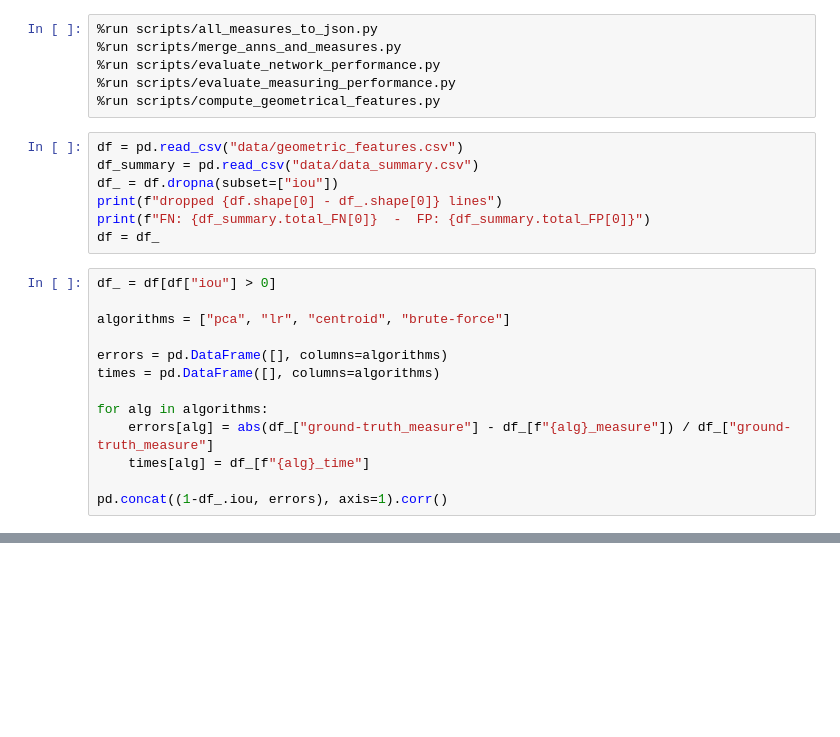
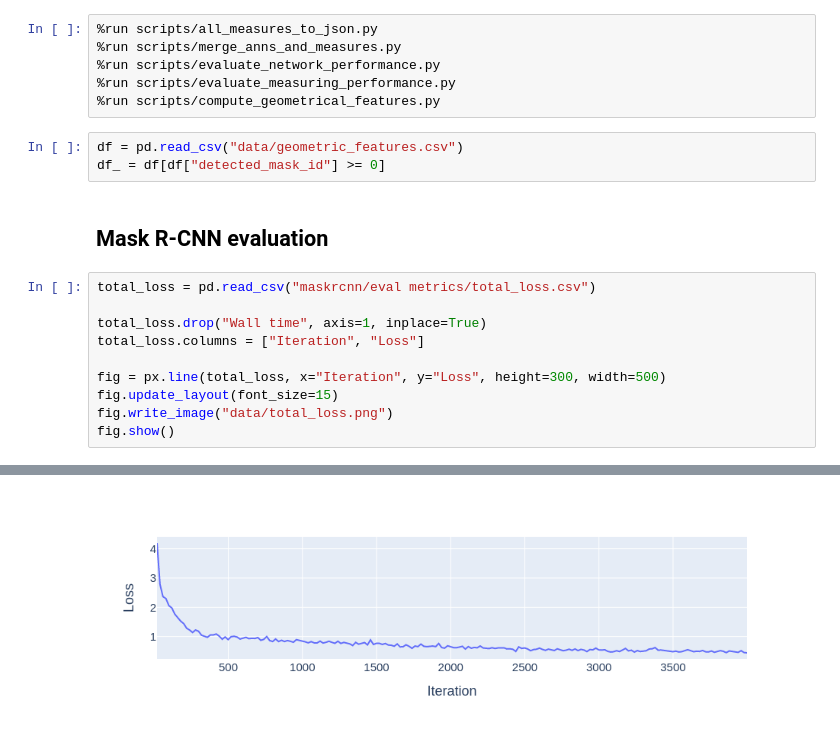
Before and after one commit to la-zu-li/pca-measuring-c3s-clinker, a Jupyter notebook: pca_evaluation.ipynb, the cells around one changed output, grey strips where cells are left out. Saved outputs shown, nothing was run; the diff lists cells and outputs as text; blank space fills up the shorter version.

```diff
--- a/pca_evaluation.ipynb
+++ b/pca_evaluation.ipynb
@@ -14,21 +20,17 @@ import plotly.express as px
 %run scripts/compute_geometrical_features.py
 # %%
 df = pd.read_csv("data/geometric_features.csv")
-df_summary = pd.read_csv("data/data_summary.csv")
-df_ = df.dropna(subset=["iou"])
-print(f"dropped {df.shape[0] - df_.shape[0]} lines")
-print(f"FN: {df_summary.total_FN[0]}  -  FP: {df_summary.total_FP[0]}")
-df = df_
+df_ = df[df["detected_mask_id"] >= 0]
-# %%
-df_ = df[df["iou"] > 0]
-
-algorithms = ["pca", "lr", "centroid", "brute-force"]
-
-errors = pd.DataFrame([], columns=algorithms)
-times = pd.DataFrame([], columns=algorithms)
-
-for alg in algorithms:
-    errors[alg] = abs(df_["ground-truth_measure"] - df_[f"{alg}_measure"]) / df_["ground-truth_measure"]
-    times[alg] = df_[f"{alg}_time"]
-
-pd.concat((1-df_.iou, errors), axis=1).corr()
+# %% [markdown]
+## Mask R-CNN evaluation
+# %%
+total_loss = pd.read_csv("maskrcnn/eval metrics/total_loss.csv")
+
+total_loss.drop("Wall time", axis=1, inplace=True)
+total_loss.columns = ["Iteration", "Loss"]
+
+fig = px.line(total_loss, x="Iteration", y="Loss", height=300, width=500)
+fig.update_layout(font_size=15)
+fig.write_image("data/total_loss.png")
+fig.show()
+# %% [output]
@@ -34,0 +38 @@ pd.concat((1-df_.iou, errors), axis=1).corr()
+[figure, added]
```
Also changed, not shown: parts of 12 cells of this notebook.
